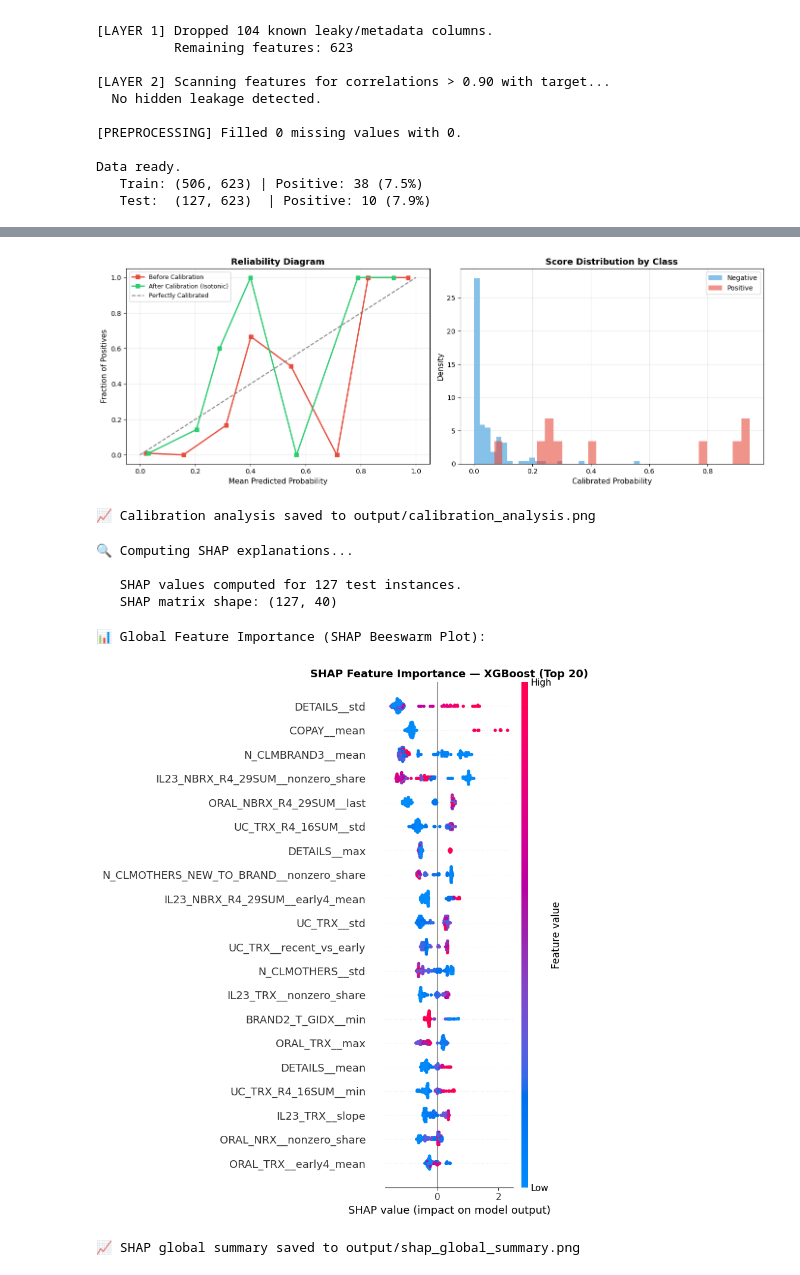
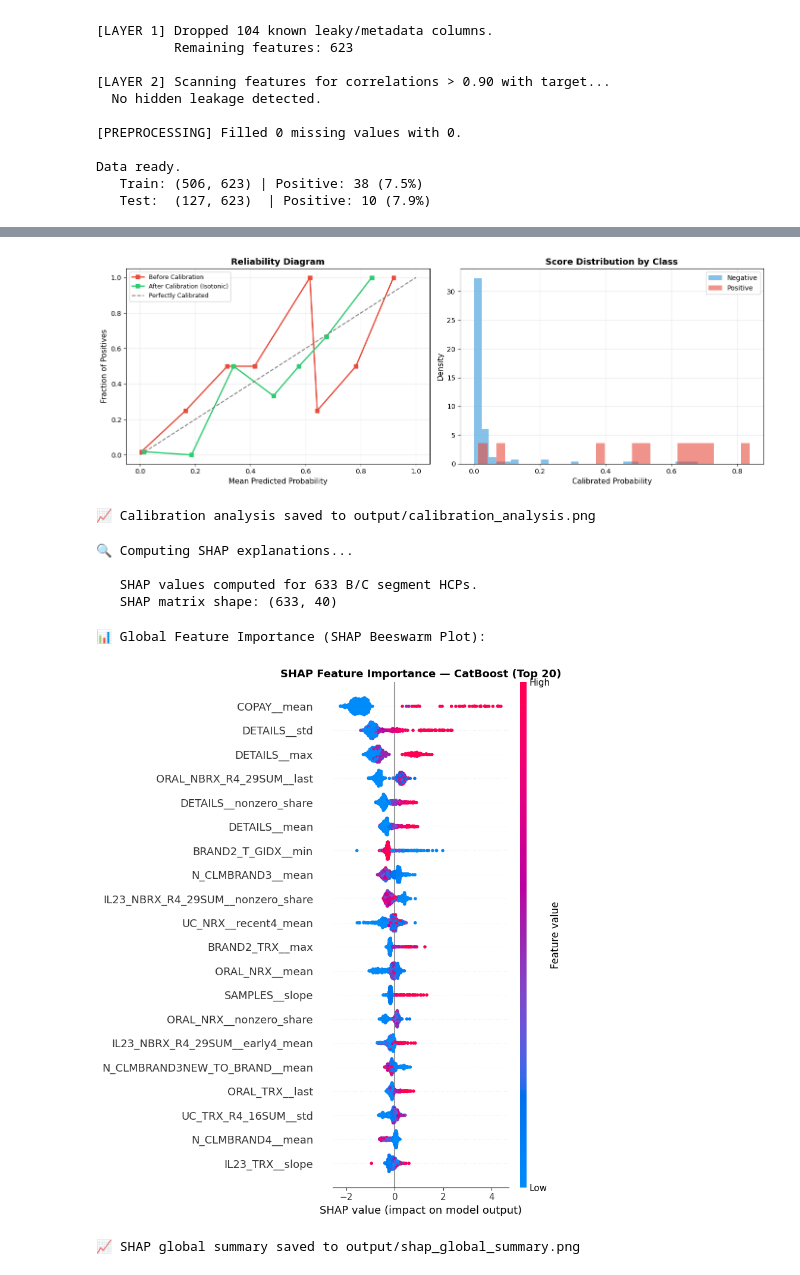
Before and after one commit to david-bazalduaa/Pfizer-segmentation-Ulcerative-Colitis, a Jupyter notebook: models/propensity_arena_pipeline/model.ipynb, the cells around one changed output, grey strips where cells are left out. Saved outputs shown, nothing was run; the diff lists cells and outputs as text; code cells hidden in the pictures.

Commit message:
cat boost final

```diff
--- a/models/propensity_arena_pipeline/model.ipynb
+++ b/models/propensity_arena_pipeline/model.ipynb
@@ -387,10 +387,10 @@ results_df = pd.DataFrame({
 print("\n📊 Arena Results (sorted by PR-AUC):")
 print(results_df.to_string(index=False))
 
-# --- Select the Winner ---
-winner_name = results_df.iloc[0]['Model']
-winner_score = results_df.iloc[0]['Mean PR-AUC']
-print(f"\n🏆 WINNER: {winner_name} with PR-AUC = {winner_score:.4f}")
+# --- Select the Winner (Forced to CatBoost per user preference) ---
+winner_name = 'CatBoost'
+winner_score = results_df[results_df['Model'] == 'CatBoost'].iloc[0]['Mean PR-AUC']
+print(f"\n🏆 SELECTED MODEL: {winner_name} (Forced per User Request) with PR-AUC = {winner_score:.4f}")
 # %% [output]
 Class imbalance ratio (scale_pos_weight): 12.32
 
@@ -690,7 +688,7 @@ plt.savefig(OUTPUT_DIR / 'calibration_analysis.png', dpi=150, bbox_inches='tight
 plt.show()
 print(f"📈 Calibration analysis saved to {OUTPUT_DIR / 'calibration_analysis.png'}")
 # %% [output]
-[figure, old version]
+[figure, new version]
 📈 Calibration analysis saved to output/calibration_analysis.png
 # %%
 # =====================================================================
@@ -715,33 +713,36 @@ print("🔍 Computing SHAP explanations...\n")
 #  CalibratedClassifierCV wrapper. The feature importance ranking is
 #  the same — calibration only transforms the output scale.)
 explainer = shap.TreeExplainer(best_model)
-shap_values = explainer.shap_values(X_test_sel)
+
+# We compute SHAP values for ALL 633 B/C segment HCPs for dashboard delivery
+X_all_sel = X[selected_features]
+shap_values = explainer.shap_values(X_all_sel)
 
 # Handle different SHAP output formats depending on the model
 # XGBoost/LightGBM return a single array, CatBoost may return a list
 if isinstance(shap_values, list):
     shap_values = shap_values[1]  # Take the positive class
 
-print(f"   SHAP values computed for {shap_values.shape[0]} test instances.")
+print(f"   SHAP values computed for {shap_values.shape[0]} B/C segment HCPs.")
 print(f"   SHAP matrix shape: {shap_values.shape}")
 # %% [output]
 🔍 Computing SHAP explanations...
 
-   SHAP values computed for 127 test instances.
-   SHAP matrix shape: (127, 40)
+   SHAP values computed for 633 B/C segment HCPs.
+   SHAP matrix shape: (633, 40)
 # %%
 # --- Global SHAP Summary Plot ---
 print("\n📊 Global Feature Importance (SHAP Beeswarm Plot):")
 plt.figure(figsize=(12, 8))
-shap.summary_plot(shap_values, X_test_sel, show=False, max_display=20)
+shap.summary_plot(shap_values, X_all_sel, show=False, max_display=20)
 plt.title(f'SHAP Feature Importance — {winner_name} (Top 20)', fontsize=13, fontweight='bold')
 plt.tight_layout()
 plt.savefig(OUTPUT_DIR / 'shap_global_summary.png', dpi=150, bbox_inches='tight')
 plt.show()
 print(f"📈 SHAP global summary saved to {OUTPUT_DIR / 'shap_global_summary.png'}")
 # %% [output]
 📊 Global Feature Importance (SHAP Beeswarm Plot):
-[figure, old version]
+[figure, new version]
 📈 SHAP global summary saved to output/shap_global_summary.png
 # %%
 # --- Extract Top 5 Local Reason Codes per HCP ---
```
Also changed, not shown: parts of 7 cells of this notebook, 8 other files.
